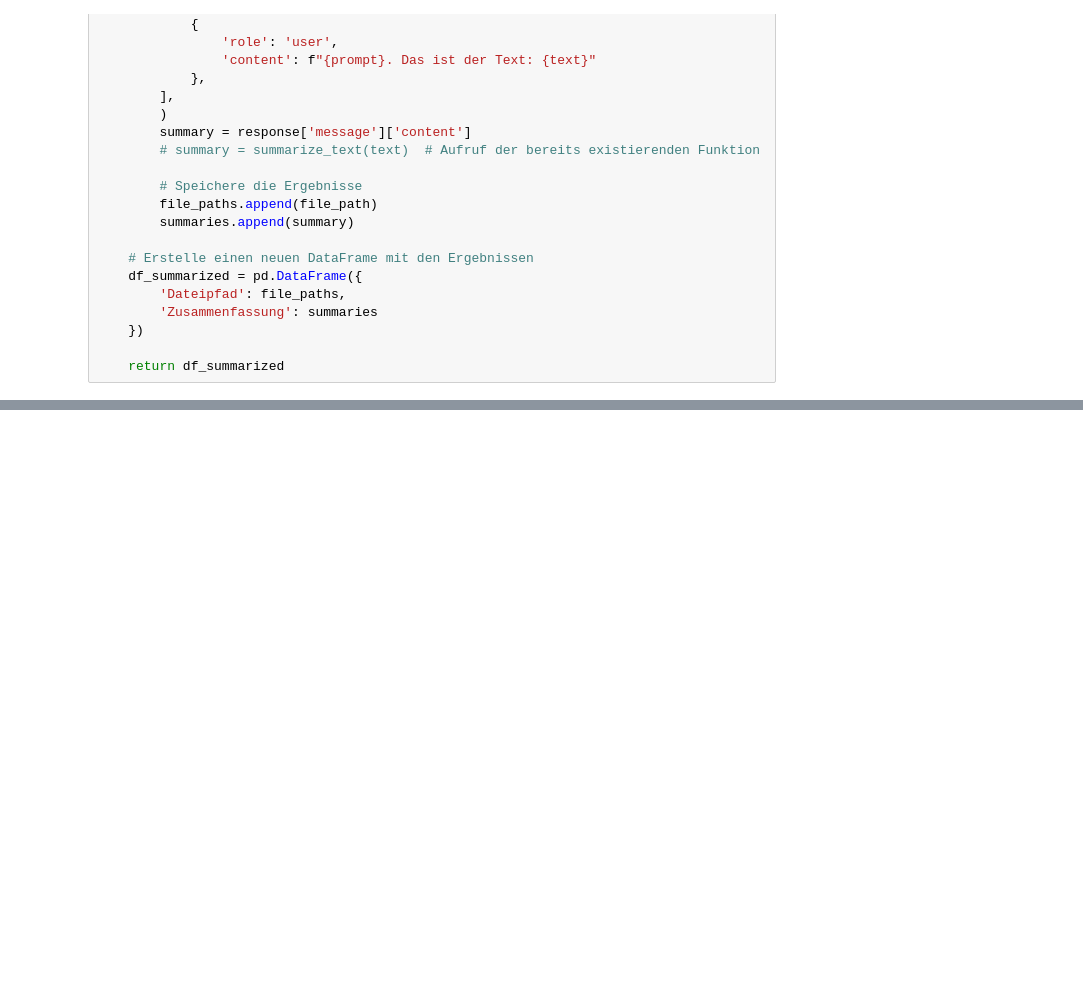
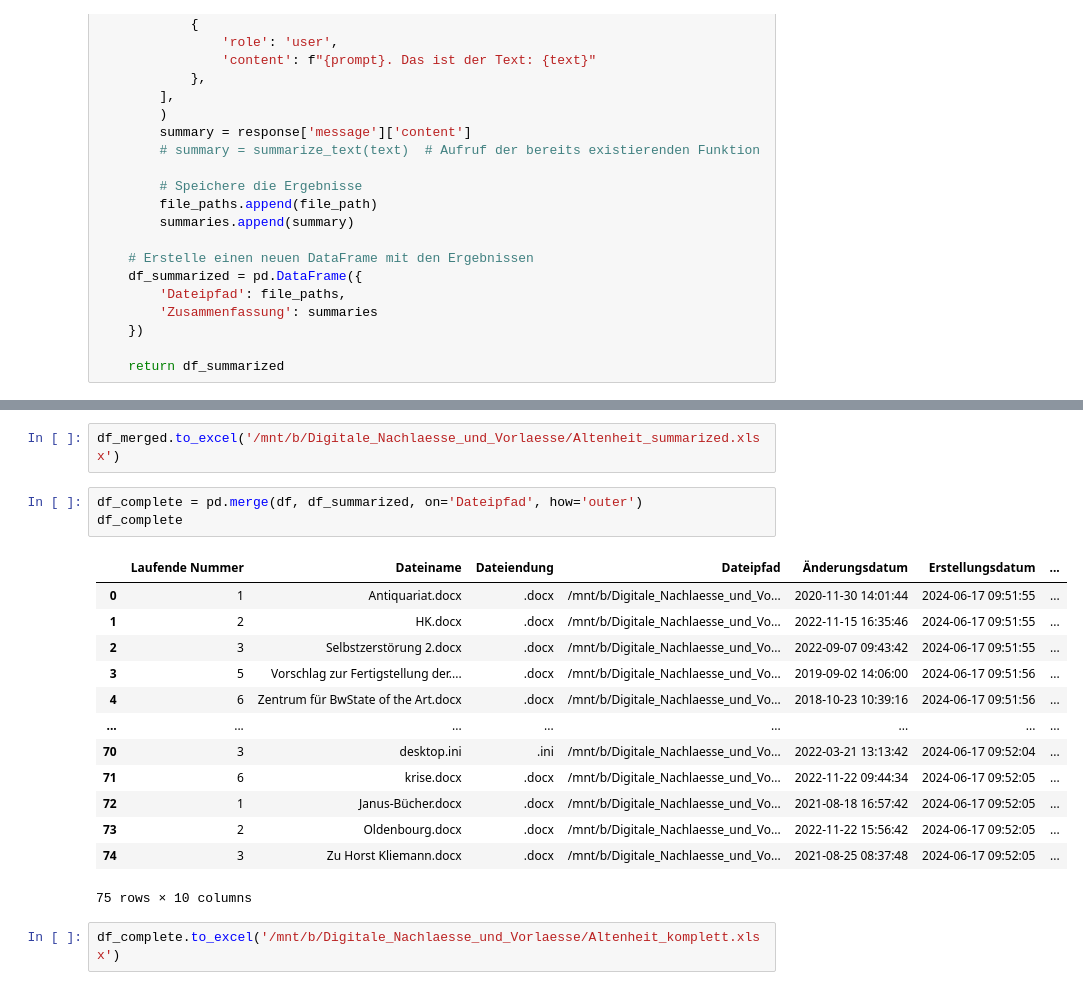
Before and after one commit to ramonvoges/digital-estates, a Jupyter notebook: Digitale Nachlässe.ipynb, the cells around one changed output, grey strips where cells are left out. Cells and saved outputs as stored; diff of their text form; blank space fills up the shorter version.

Commit message:
Komplette Inhaltszusammenfassung

```diff
--- a/Digitale Nachlässe.ipynb
+++ b/Digitale Nachlässe.ipynb
@@ -194,0 +216,21 @@ df_merged
+# %%
+df_merged.to_excel('/mnt/b/Digitale_Nachlaesse_und_Vorlaesse/Altenheit_summarized.xlsx')
+# %%
+df_complete = pd.merge(df, df_summarized, on='Dateipfad', how='outer')
+df_complete
+# %% [output]
+|  | Laufende Nummer | Dateiname | Dateiendung | Dateipfad | Änderungsdatum | Erstellungsdatum | ... |
+| 0 | 1 | Antiquariat.docx | .docx | /mnt/b/Digitale_Nachlaesse_und_Vo... | 2020-11-30 14:01:44 | 2024-06-17 09:51:55 | ... |
+| 1 | 2 | HK.docx | .docx | /mnt/b/Digitale_Nachlaesse_und_Vo... | 2022-11-15 16:35:46 | 2024-06-17 09:51:55 | ... |
+| 2 | 3 | Selbstzerstörung 2.docx | .docx | /mnt/b/Digitale_Nachlaesse_und_Vo... | 2022-09-07 09:43:42 | 2024-06-17 09:51:55 | ... |
+| 3 | 5 | Vorschlag zur Fertigstellung der.... | .docx | /mnt/b/Digitale_Nachlaesse_und_Vo... | 2019-09-02 14:06:00 | 2024-06-17 09:51:56 | ... |
+| 4 | 6 | Zentrum für BwState of the Art.docx | .docx | /mnt/b/Digitale_Nachlaesse_und_Vo... | 2018-10-23 10:39:16 | 2024-06-17 09:51:56 | ... |
+| ... | ... | ... | ... | ... | ... | ... | ... |
+| 70 | 3 | desktop.ini | .ini | /mnt/b/Digitale_Nachlaesse_und_Vo... | 2022-03-21 13:13:42 | 2024-06-17 09:52:04 | ... |
+| 71 | 6 | krise.docx | .docx | /mnt/b/Digitale_Nachlaesse_und_Vo... | 2022-11-22 09:44:34 | 2024-06-17 09:52:05 | ... |
+| 72 | 1 | Janus-Bücher.docx | .docx | /mnt/b/Digitale_Nachlaesse_und_Vo... | 2021-08-18 16:57:42 | 2024-06-17 09:52:05 | ... |
+| 73 | 2 | Oldenbourg.docx | .docx | /mnt/b/Digitale_Nachlaesse_und_Vo... | 2022-11-22 15:56:42 | 2024-06-17 09:52:05 | ... |
+| 74 | 3 | Zu Horst Kliemann.docx | .docx | /mnt/b/Digitale_Nachlaesse_und_Vo... | 2021-08-25 08:37:48 | 2024-06-17 09:52:05 | ... |
+75 rows × 10 columns
+# %%
+df_complete.to_excel('/mnt/b/Digitale_Nachlaesse_und_Vorlaesse/Altenheit_komplett.xlsx')
```
Also changed, not shown: parts of 4 cells of this notebook.
